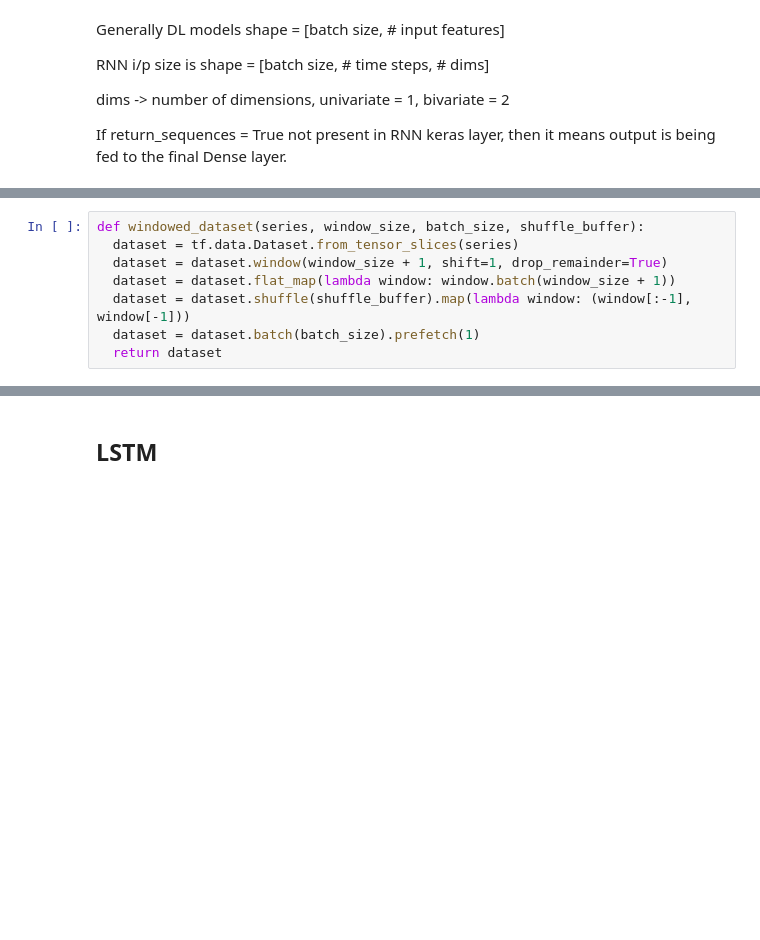
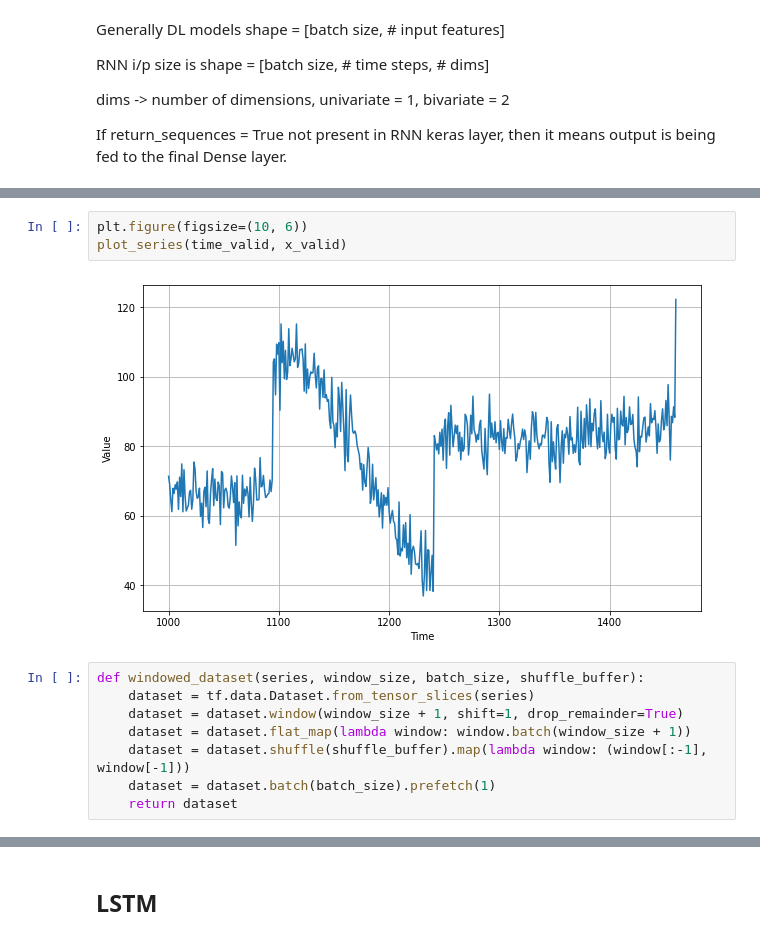
Before and after one commit to hrisav/tensorflow-developer, a Jupyter notebook: C4_Sequences_Time Series_Prediction/D_Week_3.ipynb, the cells around one changed output, grey strips where cells are left out. Cells and saved outputs as stored; diff of their text form; blank space fills up the shorter version.

```diff
--- a/C4_Sequences_Time Series_Prediction/D_Week_3.ipynb
+++ b/C4_Sequences_Time Series_Prediction/D_Week_3.ipynb
@@ -62,11 +65,16 @@ x_valid = series[split_time:]
 window_size = 20
 batch_size = 32
 shuffle_buffer_size = 1000
+# %%
+plt.figure(figsize=(10, 6))
+plot_series(time_valid, x_valid)
+# %% [output]
+[figure, added]
 # %%
 def windowed_dataset(series, window_size, batch_size, shuffle_buffer):
-  dataset = tf.data.Dataset.from_tensor_slices(series)
-  dataset = dataset.window(window_size + 1, shift=1, drop_remainder=True)
-  dataset = dataset.flat_map(lambda window: window.batch(window_size + 1))
-  dataset = dataset.shuffle(shuffle_buffer).map(lambda window: (window[:-1], window[-1]))
-  dataset = dataset.batch(batch_size).prefetch(1)
-  return dataset
+    dataset = tf.data.Dataset.from_tensor_slices(series)
+    dataset = dataset.window(window_size + 1, shift=1, drop_remainder=True)
+    dataset = dataset.flat_map(lambda window: window.batch(window_size + 1))
+    dataset = dataset.shuffle(shuffle_buffer).map(lambda window: (window[:-1], window[-1]))
+    dataset = dataset.batch(batch_size).prefetch(1)
+    return dataset
```
Also changed, not shown: parts of 28 cells of this notebook.
